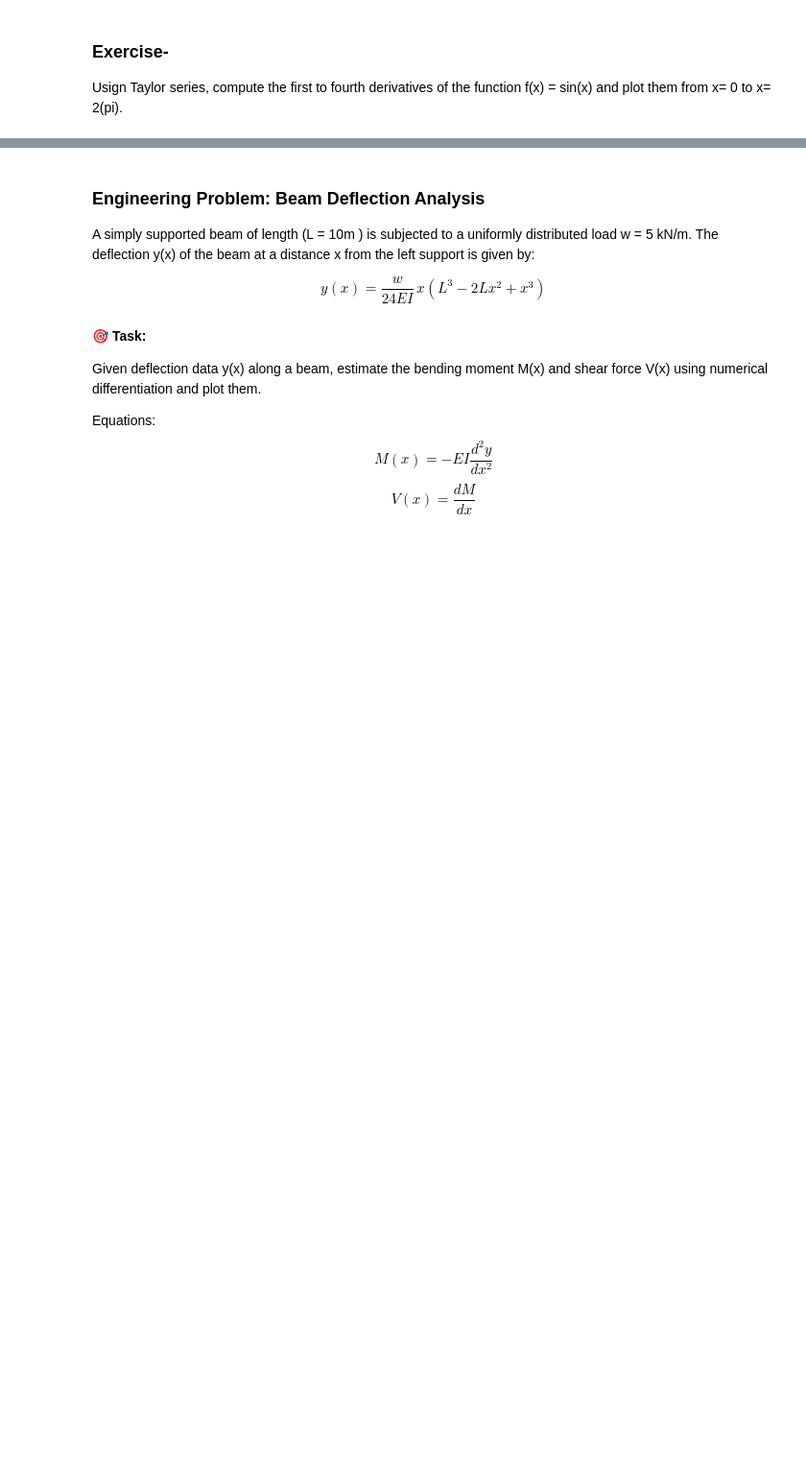
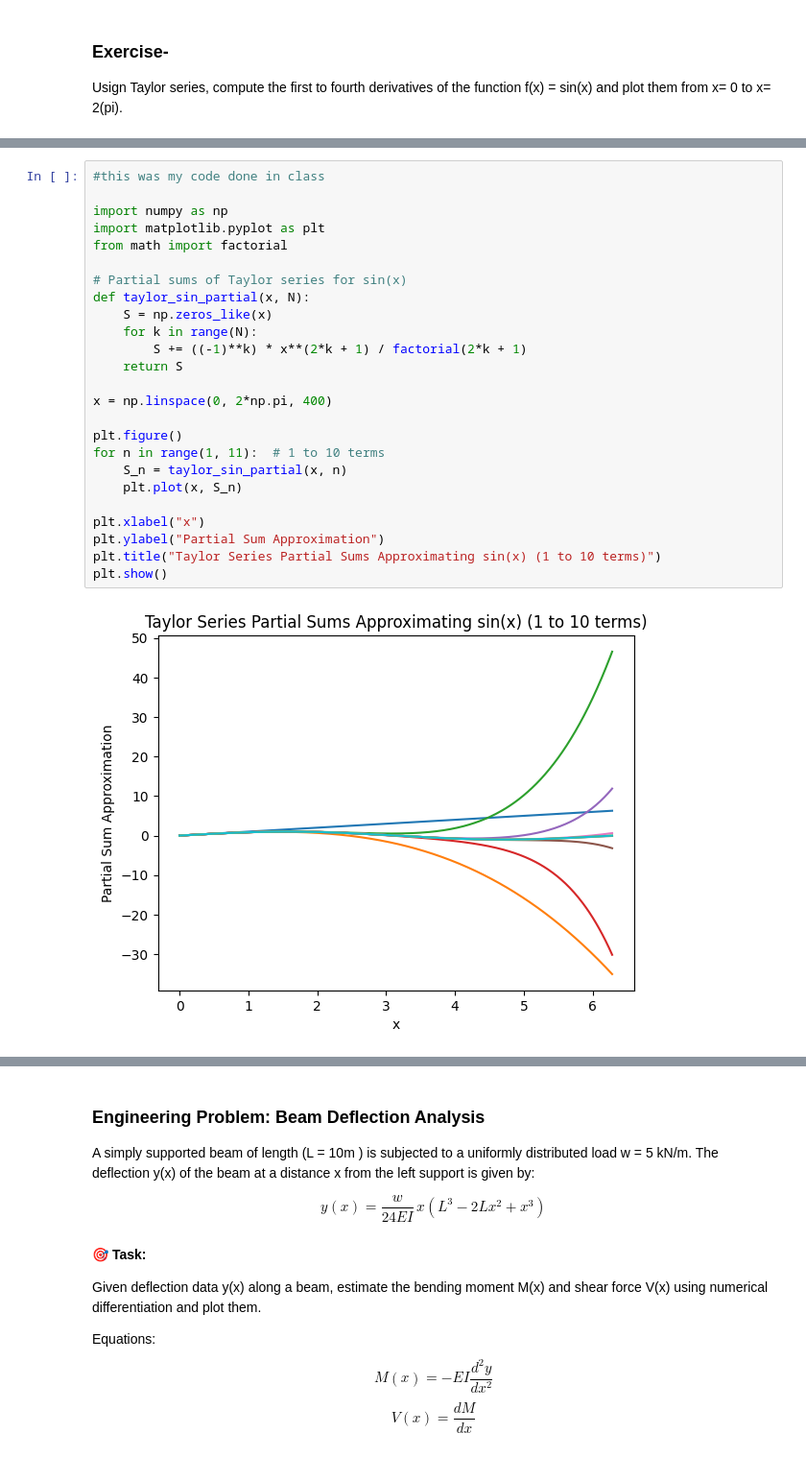
Before and after one commit to sshashkina/Engineering-Methods, a Jupyter notebook: Lecture 10_Interpolation_Differentiation.ipynb, the cells around one changed output, grey strips where cells are left out. Shown at 96% size. Saved outputs shown, nothing was run; the diff lists cells and outputs as text; blank space fills up the shorter version.

```diff
--- a/Lecture 10_Interpolation_Differentiation.ipynb
+++ b/Lecture 10_Interpolation_Differentiation.ipynb
@@ -81,3 +205,30 @@ Usign Taylor series, compute the first to fourth derivatives of the function f(x
+# %%
+#this was my code done in class
+
+import numpy as np
+import matplotlib.pyplot as plt
+from math import factorial
+
+# Partial sums of Taylor series for sin(x)
+def taylor_sin_partial(x, N):
+    S = np.zeros_like(x)
+    for k in range(N):
+        S += ((-1)**k) * x**(2*k + 1) / factorial(2*k + 1)
+    return S
+
+x = np.linspace(0, 2*np.pi, 400)
+
+plt.figure()
+for n in range(1, 11):  # 1 to 10 terms
+    S_n = taylor_sin_partial(x, n)
+    plt.plot(x, S_n)
+
+plt.xlabel("x")
+plt.ylabel("Partial Sum Approximation")
+plt.title("Taylor Series Partial Sums Approximating sin(x) (1 to 10 terms)")
+plt.show()
+# %% [output]
+[figure, added]
 # %%
 # Your code here
 import numpy as np
```
Also changed, not shown: parts of 7 cells of this notebook.
